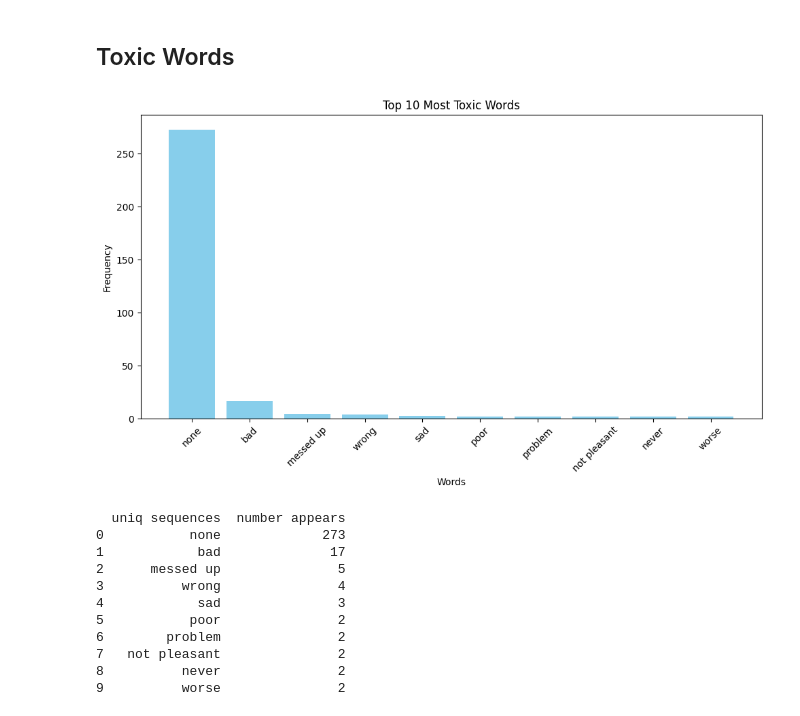
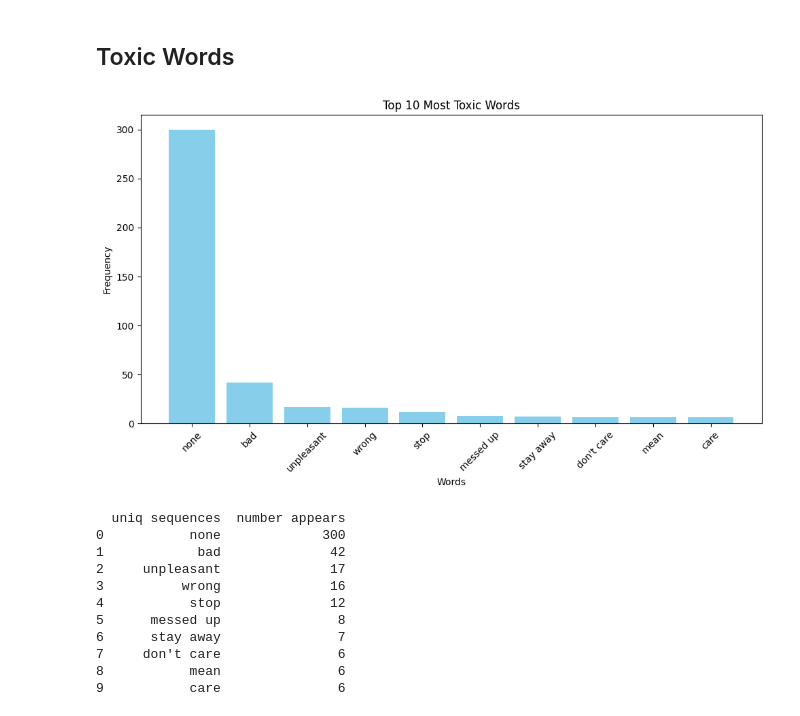
Before and after one commit to amitmentos/Detoxify, a Jupyter notebook: nonToxic/plot nonToxic/Plot-EN-nonToxic.ipynb, the cells around one changed output. Cells and saved outputs as stored; diff of their text form; code cells hidden in the pictures.

Commit message:
nonToxic- All

```diff
--- a/nonToxic/plot nonToxic/Plot-EN-nonToxic.ipynb
+++ b/nonToxic/plot nonToxic/Plot-EN-nonToxic.ipynb
@@ -161,29 +161,29 @@ plt.show()
 # %% [markdown]
 ## Toxic Words
 # %%
-df_t = pd.read_csv('EN-analyze-nontoxicWordsList.csv')
+df_t = pd.read_csv('EN-nonToxicWordsList.csv')
 df_toxic = df_t[['uniq sequences', 'number appears']].sort_values(by='number appears', ascending=False).head(10).reset_index(drop=True)
 df_toxic['uniq sequences'] = df_toxic['uniq sequences'].astype(str)
 
 plt.figure(figsize=(10, 6))
 plt.bar(df_toxic['uniq sequences'], df_toxic['number appears'], color='skyblue')
 plt.xlabel('Words')
 plt.ylabel('Frequency')
 plt.title('Top 10 Most Toxic Words')
 plt.xticks(rotation=45)
 plt.tight_layout()
 plt.show()
 print(df_toxic)
 # %% [output]
-[figure, old version]
+[figure, new version]
   uniq sequences  number appears
-0           none             273
-1            bad              17
-2      messed up               5
-3          wrong               4
-4            sad               3
-5           poor               2
-6        problem               2
-7   not pleasant               2
-8          never               2
-9          worse               2
+0           none             300
+1            bad              42
+2     unpleasant              17
+3          wrong              16
+4           stop              12
+5      messed up               8
+6      stay away               7
+7     don't care               6
+8           mean               6
+9           care               6
```
Also changed, not shown: parts of 6 cells of this notebook, 52 other files.
